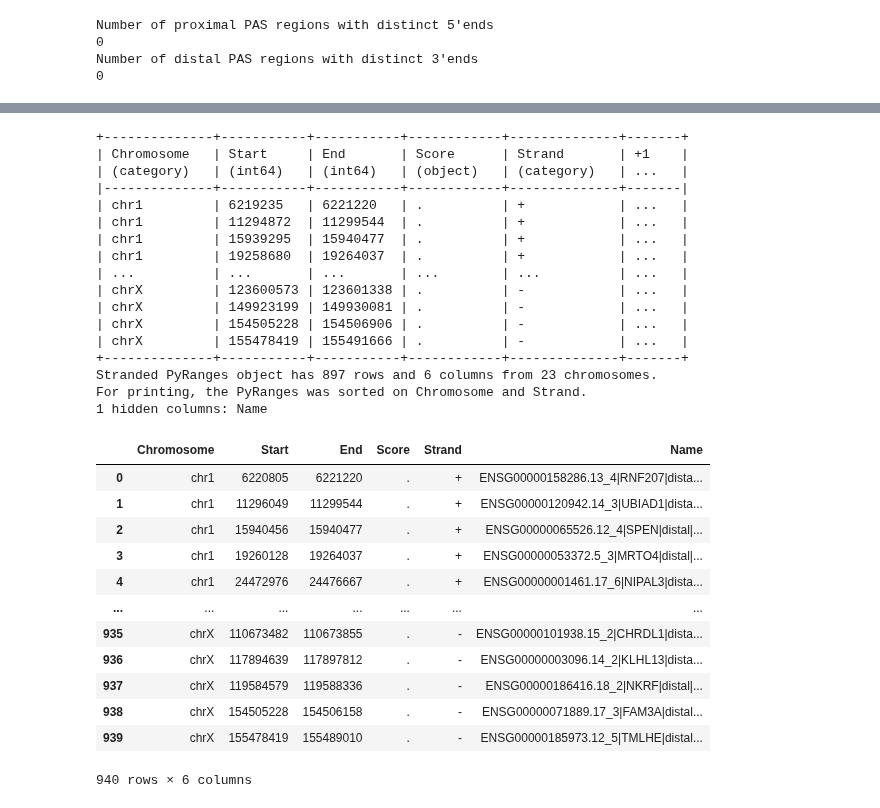
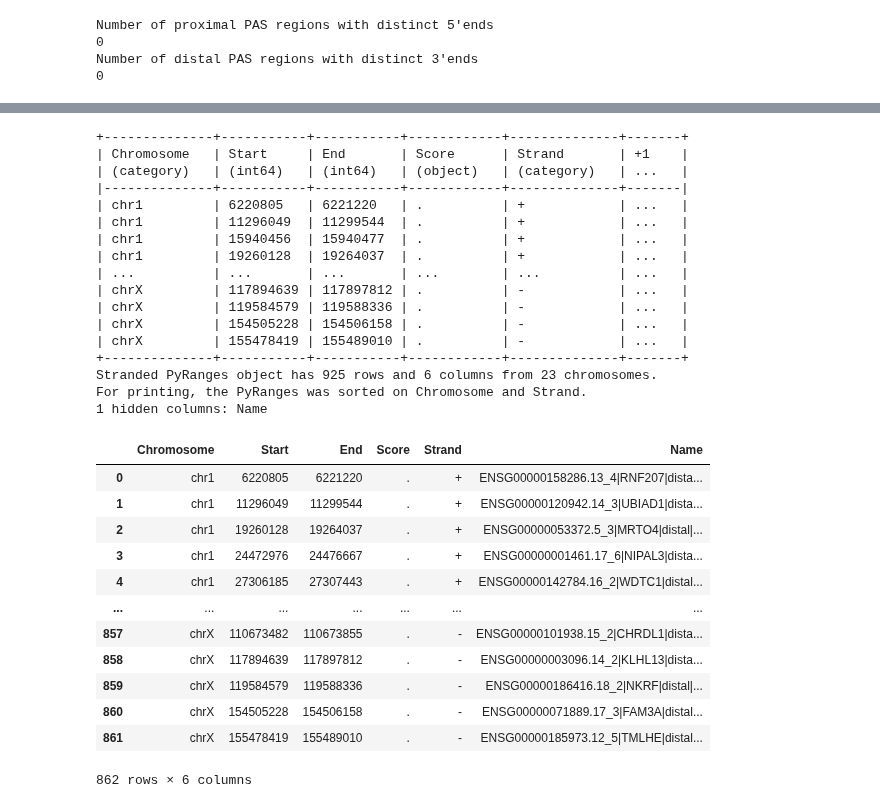
Before and after one commit to frattalab/tdp43-apa, a Jupyter notebook: motifs/notebooks/define_iclip_regions_d3utr.ipynb, the cells around one changed output, grey strips where cells are left out. Saved outputs shown, nothing was run; the diff lists cells and outputs as text; code cells hidden in the pictures.

Commit message:
generate BEDs of proximal utr cryptics

```diff
--- a/motifs/notebooks/define_iclip_regions_d3utr.ipynb
+++ b/motifs/notebooks/define_iclip_regions_d3utr.ipynb
@@ -431,7 +430,8 @@ cryp_le_ids_comb = cryp_le_ids.union(cryp_le_ids_prtnr)
 sel_le_d3utr_prox = sel_le_d3utr_prox.assign("cryptic_status", lambda df: _define_cryptic_status(df, cryp_le_ids_comb, ns_le_ids_d3utr_comb, id_col="le_id"))
 novel_le_rep_d3utr = novel_le_rep_d3utr.assign("cryptic_status", lambda df: _define_cryptic_status(df, cryp_le_ids_comb, ns_le_ids_d3utr_comb, id_col="le_id_quant"))
 
-
+sel_le_prox_d3utr_prox = sel_le_d3utr_prox.assign("cryptic_status", lambda df: _define_cryptic_status(df, cryp_le_ids_prox_comb, ns_le_ids_d3utr_comb, id_col="le_id"))
+novel_le_rep_prox_d3utr = novel_le_rep_d3utr.assign("cryptic_status", lambda df: _define_cryptic_status(df, cryp_le_ids_prox_comb, ns_le_ids_d3utr_comb, id_col="le_id_quant"))
 
 # sel_le_d3utr_prox = sel_le_d3utr_prox.assign("cryptic_status", lambda df: pd.Series(np.where(df.gene_id.isin(cryp_gene_ids_d3utr.index), "cryptic", "background"), index=df.index))
 # sel_novel_le_d3utr = sel_novel_le_d3utr.assign("cryptic_status", lambda df: pd.Series(np.where(df.gene_id_ref.isin(cryp_gene_ids_d3utr.index), "cryptic", "background"), index=df.index))
@@ -685,0 +856,4 @@ event_counts_df
+# %%
+# any background IDs only found in out BED
+out_only = out_nm - prox_out_nm
+out_only
@@ -685,0 +898,27 @@ event_counts_df
+# %%
+# 17 are annotated as cryptic in the distal 3'UTR BED (but background in the proximal BED) - solution is just to remove those genes
+# 1 is only found only in the distal bed (cryptic in proximal BED) - should be removed from background
+extra_ids_prox = [le_id.split("|")[0] for le_id in (prox_out_nm - out_nm)]
+# construct the distal ID for these events
+extra_ids_dist = ["_".join([id, str(int(num) + 1)]) for le_id in extra_ids_prox for id, num in [le_id.split("_")]]
+
+# and for IDs only found in distal cryptic BED
+out_extra_ids_prox = [le_id.split("|")[0] for le_id in out_only]
+out_extra_ids_dist = ["_".join([id, str(int(num) + 1)]) for le_id in out_extra_ids_prox for id, num in [le_id.split("_")]]
+
+utr3_prox_out_bed = utr3_prox_out_bed.subset(lambda df: ~df.Name.str.contains("|".join(set(extra_ids_prox).union(set(extra_ids_dist)))))
+utr3_out_bed = utr3_out_bed.subset(lambda df: ~df.Name.str.contains("|".join(set(out_extra_ids_prox).union(set(out_extra_ids_dist)))))
+# utr3_prox_out_bed = utr3_prox_out_bed.subset(lambda df: ~df.Name.str.contains("|".join([nm.split("|")[0] for nm in (prox_out_nm - out_nm)])))
+
+prox_event_counts = {region: utr3_prox_out_bed.subset(lambda df: df.Name.str.contains(region, regex=False)).Name.str.split("|", expand=True)[3].rename("reg_status").value_counts()
+                for region in ["proximal", "distal"]}
+
+event_counts = {region: utr3_out_bed.subset(lambda df: df.Name.str.contains(region, regex=False)).Name.str.split("|", expand=True)[3].rename("reg_status").value_counts()
+                for region in ["proximal", "distal"]}
+
+event_counts_df = pd.concat(event_counts, names=["event_type"]).reset_index()
+prox_event_counts_df = pd.concat(prox_event_counts, names=["event_type"]).reset_index()
+
+print(prox_event_counts_df)
+#
+print(event_counts_df)
@@ -704,42 +986,47 @@ event_counts_df.to_csv("../processed/iclip_regions/2023-12-15_papa_d3utr.event_c
 # %%
 # also make a BED with distal bins
 utr3_out_bed_prox = utr3_out_bed.subset(lambda df: df.Name.str.contains("proximal", regex=False))
 utr3_out_bed_dist = utr3_out_bed.subset(lambda df: df.Name.str.contains("distal", regex=False))
 
-print(utr3_out_bed_dist)
+utr3_prox_out_bed_prox = utr3_prox_out_bed.subset(lambda df: df.Name.str.contains("proximal", regex=False))
+utr3_prox_out_bed_dist = utr3_prox_out_bed.subset(lambda df: df.Name.str.contains("distal", regex=False))
+
+# print(utr3_out_bed_dist)
 # uniq region of distal 3'UTR
 utr3_out_bed_dist_bin = utr3_out_bed_dist.subtract(utr3_out_bed_prox, strandedness="same")
-utr3_out_bed_dist_bin
+utr3_prox_out_bed_dist_bin = utr3_prox_out_bed_dist.subtract(utr3_prox_out_bed_prox, strandedness="same")
+print(utr3_out_bed_dist_bin)
+utr3_prox_out_bed_dist_bin
 # %% [output]
 +--------------+-----------+-----------+------------+--------------+-------+
 | Chromosome   | Start     | End       | Score      | Strand       | +1    |
 | (category)   | (int64)   | (int64)   | (object)   | (category)   | ...   |
 |--------------+-----------+-----------+------------+--------------+-------|
-| chr1         | 6219235   | 6221220   | .          | +            | ...   |
-| chr1         | 11294872  | 11299544  | .          | +            | ...   |
-| chr1         | 15939295  | 15940477  | .          | +            | ...   |
-| chr1         | 19258680  | 19264037  | .          | +            | ...   |
+| chr1         | 6220805   | 6221220   | .          | +            | ...   |
+| chr1         | 11296049  | 11299544  | .          | +            | ...   |
+| chr1         | 15940456  | 15940477  | .          | +            | ...   |
+| chr1         | 19260128  | 19264037  | .          | +            | ...   |
 | ...          | ...       | ...       | ...        | ...          | ...   |
-| chrX         | 123600573 | 123601338 | .          | -            | ...   |
-| chrX         | 149923199 | 149930081 | .          | -            | ...   |
-| chrX         | 154505228 | 154506906 | .          | -            | ...   |
-| chrX         | 155478419 | 155491666 | .          | -            | ...   |
+| chrX         | 117894639 | 117897812 | .          | -            | ...   |
+| chrX         | 119584579 | 119588336 | .          | -            | ...   |
+| chrX         | 154505228 | 154506158 | .          | -            | ...   |
+| chrX         | 155478419 | 155489010 | .          | -            | ...   |
 +--------------+-----------+-----------+------------+--------------+-------+
-Stranded PyRanges object has 897 rows and 6 columns from 23 chromosomes.
+Stranded PyRanges object has 925 rows and 6 columns from 23 chromosomes.
 For printing, the PyRanges was sorted on Chromosome and Strand.
 1 hidden columns: Name
 |  | Chromosome | Start | End | Score | Strand | Name |
 | 0 | chr1 | 6220805 | 6221220 | . | + | ENSG00000158286.13_4|RNF207|dista... |
 | 1 | chr1 | 11296049 | 11299544 | . | + | ENSG00000120942.14_3|UBIAD1|dista... |
-| 2 | chr1 | 15940456 | 15940477 | . | + | ENSG00000065526.12_4|SPEN|distal|... |
-| 3 | chr1 | 19260128 | 19264037 | . | + | ENSG00000053372.5_3|MRTO4|distal|... |
-| 4 | chr1 | 24472976 | 24476667 | . | + | ENSG00000001461.17_6|NIPAL3|dista... |
+| 2 | chr1 | 19260128 | 19264037 | . | + | ENSG00000053372.5_3|MRTO4|distal|... |
+| 3 | chr1 | 24472976 | 24476667 | . | + | ENSG00000001461.17_6|NIPAL3|dista... |
+| 4 | chr1 | 27306185 | 27307443 | . | + | ENSG00000142784.16_2|WDTC1|distal... |
 | ... | ... | ... | ... | ... | ... | ... |
-| 935 | chrX | 110673482 | 110673855 | . | - | ENSG00000101938.15_2|CHRDL1|dista... |
-| 936 | chrX | 117894639 | 117897812 | . | - | ENSG00000003096.14_2|KLHL13|dista... |
-| 937 | chrX | 119584579 | 119588336 | . | - | ENSG00000186416.18_2|NKRF|distal|... |
-| 938 | chrX | 154505228 | 154506158 | . | - | ENSG00000071889.17_3|FAM3A|distal... |
-| 939 | chrX | 155478419 | 155489010 | . | - | ENSG00000185973.12_5|TMLHE|distal... |
+| 857 | chrX | 110673482 | 110673855 | . | - | ENSG00000101938.15_2|CHRDL1|dista... |
+| 858 | chrX | 117894639 | 117897812 | . | - | ENSG00000003096.14_2|KLHL13|dista... |
+| 859 | chrX | 119584579 | 119588336 | . | - | ENSG00000186416.18_2|NKRF|distal|... |
+| 860 | chrX | 154505228 | 154506158 | . | - | ENSG00000071889.17_3|FAM3A|distal... |
+| 861 | chrX | 155478419 | 155489010 | . | - | ENSG00000185973.12_5|TMLHE|distal... |
-940 rows × 6 columns
+862 rows × 6 columns
 # %%
 utr3_out_bed_dist_bin.to_bed("../processed/iclip_regions/2023-12-15_papa_cryptic_d3utr.background_shsy5y.last_exon_bins.distal.bed")
```
Also changed, not shown: parts of 23 cells of this notebook.
